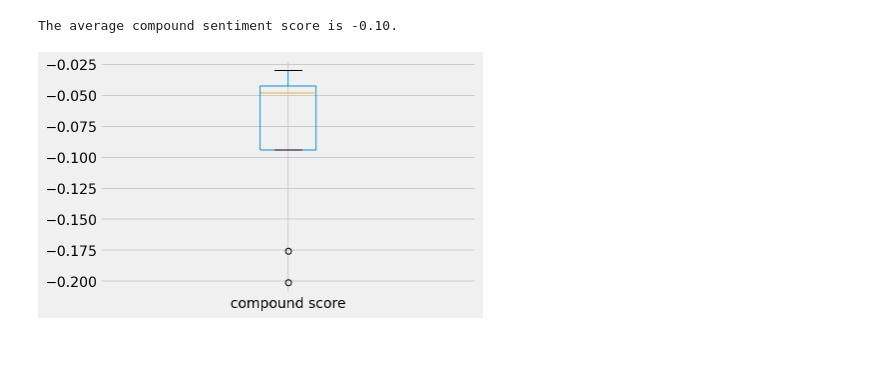
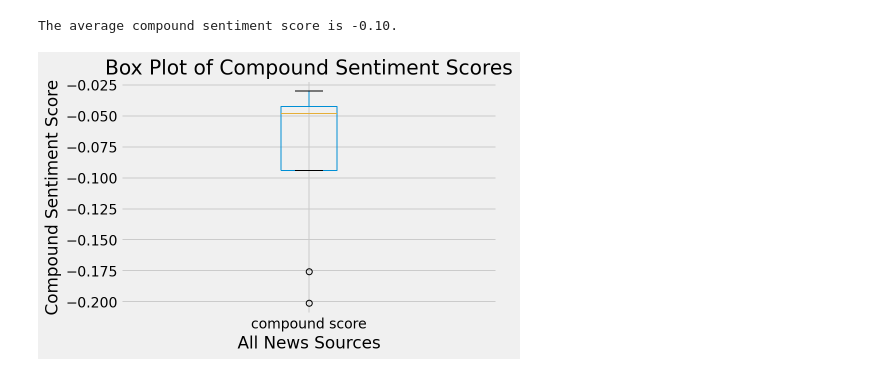
Before and after one commit to James-Ashley/sentiment_analysis, a Jupyter notebook: data_analysis/data_analysis_complete.ipynb, the cells around one changed output. Saved outputs shown, nothing was run; the diff lists cells and outputs as text; code cells hidden in the pictures; blank space fills up the shorter version.

```diff
--- a/data_analysis/data_analysis_complete.ipynb
+++ b/data_analysis/data_analysis_complete.ipynb
@@ -122,11 +122,14 @@ mean_compound = df['compound score'].mean()
 print(f'The average compound sentiment score is {mean_compound:.2f}.')
 # %% [output]
 The average compound sentiment score is -0.10.
-# %%
-scores['compound score'].plot.box()
-plt.show()
-# %% [output]
-[figure, removed]
+# %%
+# Box plot of average compound score
+scores['compound score'].plot.box(title='Box Plot of Compound Sentiment Scores')
+plt.ylabel('Compound Sentiment Score')
+plt.xlabel('All News Sources')
+plt.show()
+# %% [output]
+[figure, added]
 # %%
 # Boxplot of compound scores by news sources
 df.boxplot(column='compound score', by='Source', figsize=(10, 10))
```
Also changed, not shown: parts of 6 cells of this notebook.
